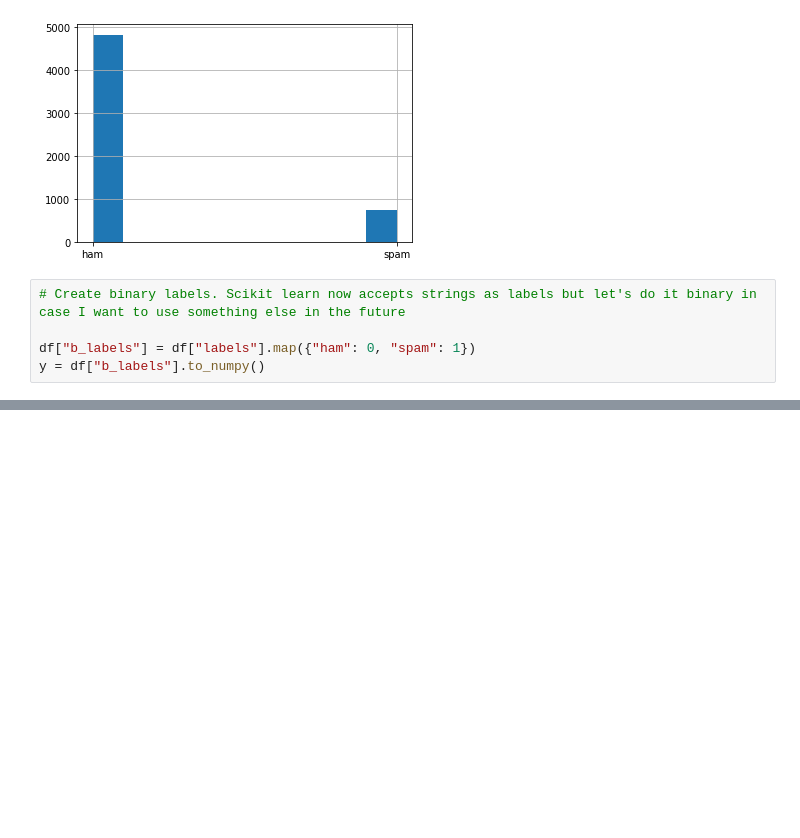
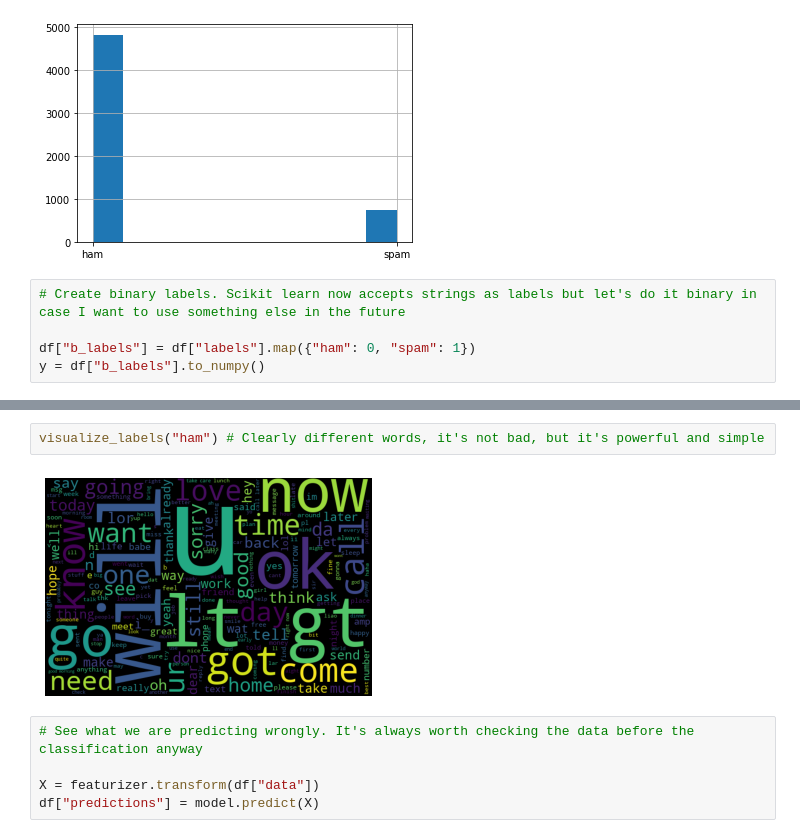
Before and after one commit to DrAlexSanz/nlpv2-course, a Jupyter notebook: Spam_detection.ipynb, the cells around one changed output, grey strips where cells are left out. Cells and saved outputs as stored; diff of their text form; blank space fills up the shorter version.

```diff
--- a/Spam_detection.ipynb
+++ b/Spam_detection.ipynb
@@ -90,0 +168,9 @@ model.fit(x_train, y_train)
+# %%
+visualize_labels("ham") # Clearly different words, it's not bad, but it's powerful and simple
+# %% [output]
+[figure, added]
+# %%
+# See what we are predicting wrongly. It's always worth checking the data before the classification anyway
+
+X = featurizer.transform(df["data"])
+df["predictions"] = model.predict(X)
```
Also changed, not shown: parts of 16 cells of this notebook.
